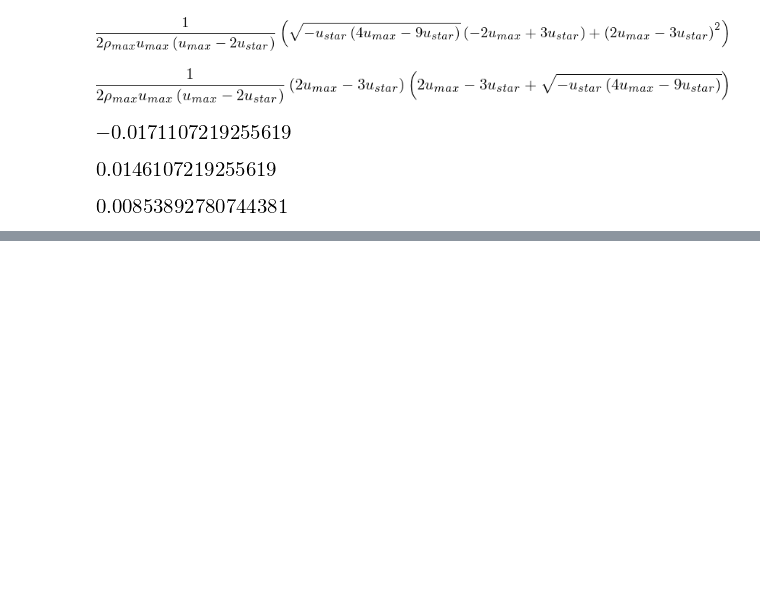
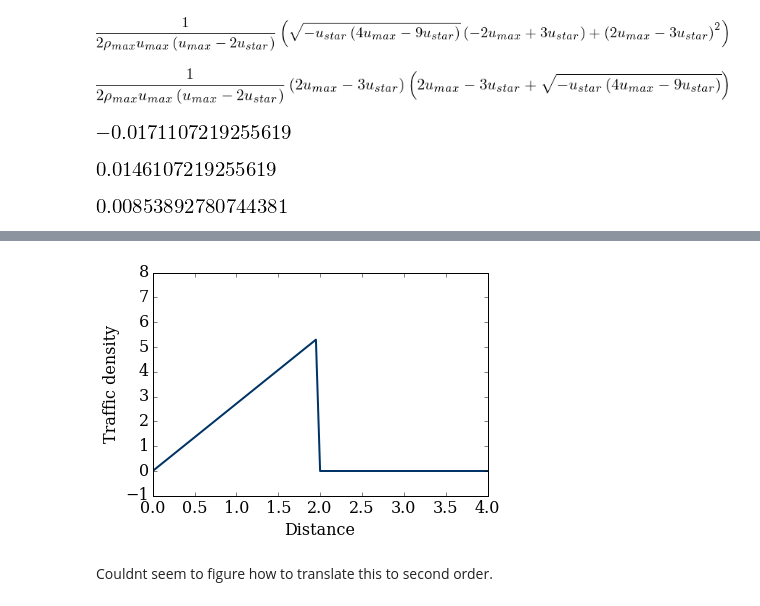
Before and after one commit to Dmphelps89/mae6286, a Jupyter notebook: workspace/Lesson_3_3.ipynb, the cells around one changed output, grey strips where cells are left out. Cells and saved outputs as stored; diff of their text form; code cells hidden in the pictures; blank space fills up the shorter version.

```diff
--- a/workspace/Lesson_3_3.ipynb
+++ b/workspace/Lesson_3_3.ipynb
@@ -86,0 +210,35 @@ bval
+# %%
+def maccormack(rho, nt, dt, dx, u_max, rho_max):
+
+
+    rho_n = numpy.zeros((nt,len(rho)))
+    rho_star = numpy.empty_like(rho)
+    rho_n[:,:] = rho.copy()
+    rho_star = rho.copy()
+
+    for t in range(1,nt):
+        F = computeF(u_max, rho, aval, bval)
+        rho_star[:-1] = rho[:-1] - dt/dx * (F[1:]-F[:-1])
+        Fstar = computeF(u_max, rho, aval, bval)
+        rho_n[t,1:] = .5 * (rho[1:]+rho_star[1:] - dt/dx * (Fstar[1:] - Fstar[:-1]))
+        rho = rho_n[t].copy()
+
+    return rho_n
+# %%
+rho_n = maccormack(rho_initial, nt, dt,dx,u_max,rho_max)
+# %%
+fig = pyplot.figure();
+ax = pyplot.axes(xlim=(0,4),ylim=(-1,8),xlabel=('Distance'),ylabel=('Traffic density'));
+line, = ax.plot([],[],color='#003366', lw=2);
+
+def animate(data):
+    x = numpy.linspace(0,4,nx)
+    y = data
+    line.set_data(x,y)
+    return line,
+
+anim = animation.FuncAnimation(fig, animate, frames=rho_n, interval=50)
+# %% [output]
+[figure, added]
+# %% [markdown]
+Couldnt seem to figure how to translate this to second order.
```
Also changed, not shown: parts of 17 cells of this notebook.
